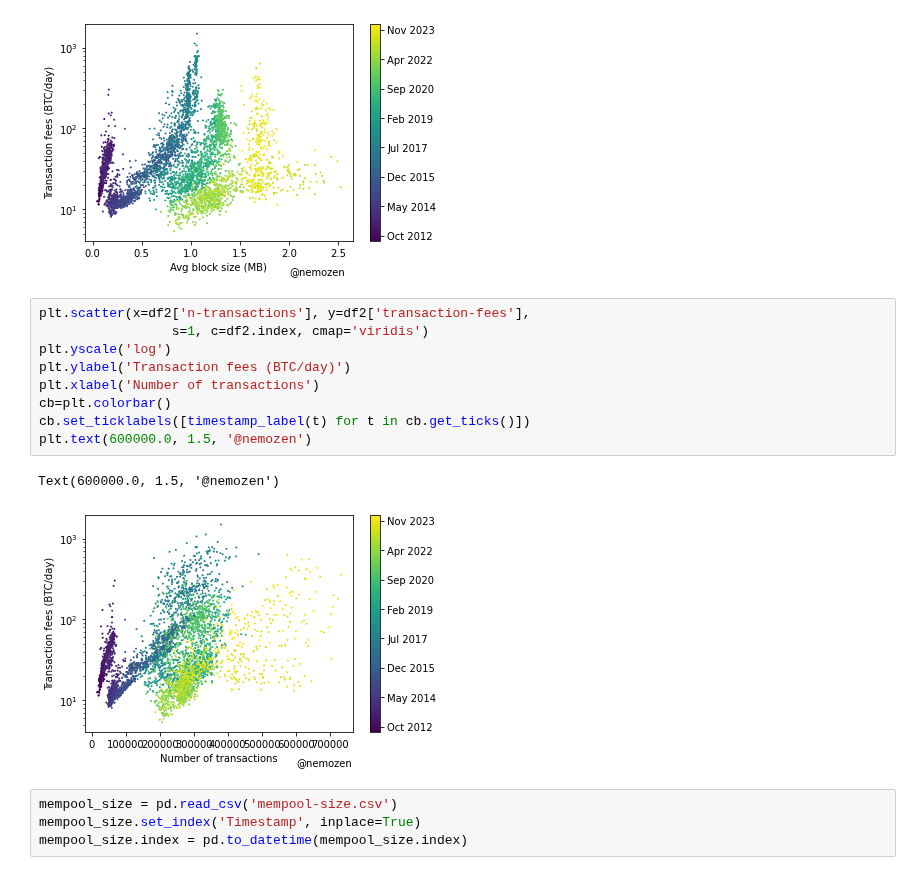
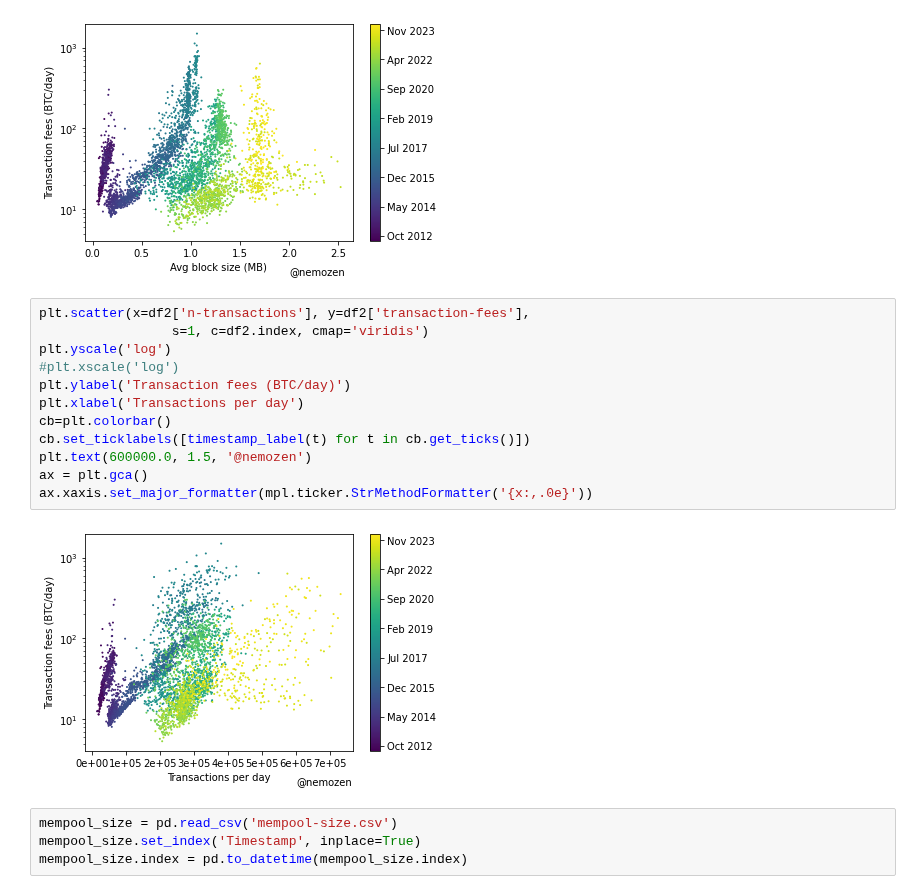
Before and after one commit to QRB-Labs/qrb, a Jupyter notebook: analysis/mining_dynamics.ipynb, the cells around one changed output. Saved outputs shown, nothing was run; the diff lists cells and outputs as text.

```diff
--- a/analysis/mining_dynamics.ipynb
+++ b/analysis/mining_dynamics.ipynb
@@ -145,15 +146,17 @@ Text(2.0, 1.5, '@nemozen')
 # %%
 plt.scatter(x=df2['n-transactions'], y=df2['transaction-fees'],
                  s=1, c=df2.index, cmap='viridis')
 plt.yscale('log')
+#plt.xscale('log')
 plt.ylabel('Transaction fees (BTC/day)')
-plt.xlabel('Number of transactions')
+plt.xlabel('Transactions per day')
 cb=plt.colorbar()
 cb.set_ticklabels([timestamp_label(t) for t in cb.get_ticks()])
 plt.text(600000.0, 1.5, '@nemozen')
+ax = plt.gca()
+ax.xaxis.set_major_formatter(mpl.ticker.StrMethodFormatter('{x:,.0e}'))
 # %% [output]
-Text(600000.0, 1.5, '@nemozen')
-[figure, old version]
+[figure, new version]
 # %%
 mempool_size = pd.read_csv('mempool-size.csv')
 mempool_size.set_index('Timestamp', inplace=True)
```
Also changed, not shown: parts of 11 cells of this notebook, 9 other files.
